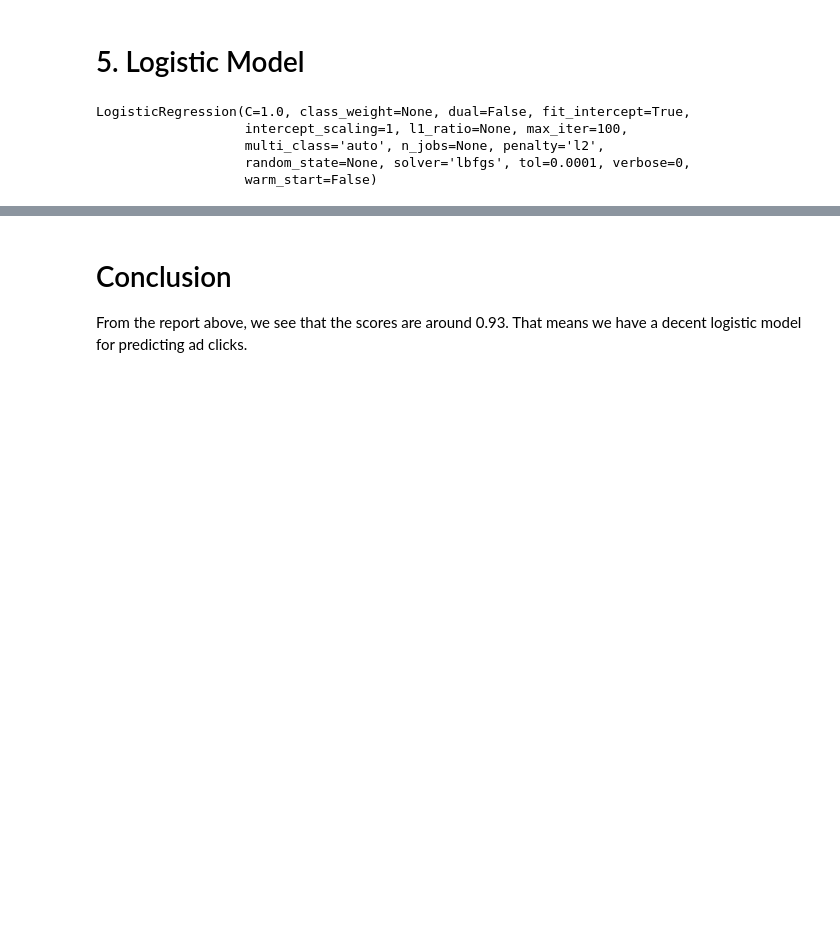
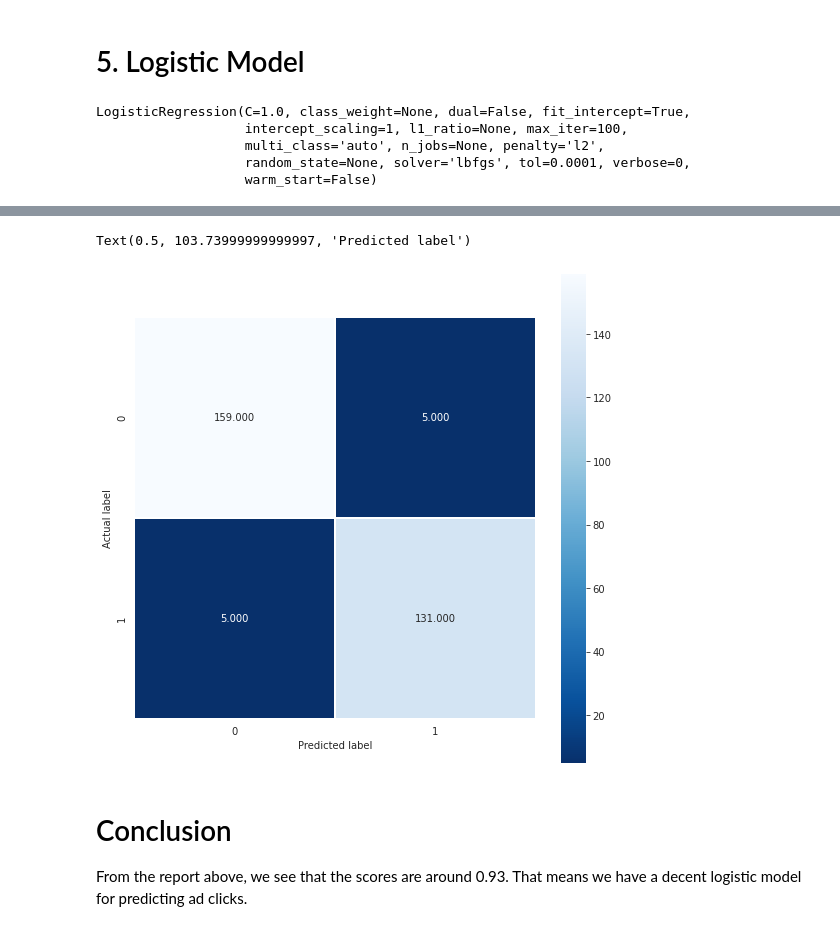
Before and after one commit to XiaonaZhou/data_analytics_2, a Jupyter notebook: Python/Unit_4/Logistic_regression_predict_ad_click.ipynb, the cells around one changed output, grey strips where cells are left out. Cells and saved outputs as stored; diff of their text form; code cells hidden in the pictures; blank space fills up the shorter version.

```diff
--- a/Python/Unit_4/Logistic_regression_predict_ad_click.ipynb
+++ b/Python/Unit_4/Logistic_regression_predict_ad_click.ipynb
@@ -179,0 +184,8 @@ df.head()
+# %%
+from sklearn.preprocessing import StandardScaler
+scaler = StandardScaler()
+scaler.fit(df.drop('Clicked on Ad', axis=1)) # standardize the dataset without the label. DO NOT standardize label
+scaled_features = scaler.transform(df.drop('Clicked on Ad',axis=1)) # column names were removed after standardize
+scaled_features
+df_feat = pd.DataFrame(scaled_features, columns=df.columns[:-1]) # add back column names
+df_feat.head()
@@ -182,7 +201,7 @@ df.head()
 # %%
 from sklearn.model_selection import train_test_split
 # %%
-x_train,x_test,y_train,y_test = train_test_split(df.drop('Clicked on Ad', axis=1), df['Clicked on Ad'], test_size=0.30, random_state=101)
+x_train,x_test,y_train,y_test = train_test_split(df_feat, df['Clicked on Ad'], test_size=0.30, random_state=0)
 # %%
 from sklearn.linear_model import  LogisticRegression
 # %%
@@ -212,3 +245,11 @@ weighted avg       0.93      0.93      0.93       300
+# %%
+plt.figure(figsize=(9,9))
+sns.heatmap(confusion_matrix(y_test, predictions), annot=True, fmt=".3f", linewidths=.5, square = True, cmap = 'Blues_r');
+plt.ylabel('Actual label');
+plt.xlabel('Predicted label')
+# %% [output]
+Text(0.5, 103.73999999999997, 'Predicted label')
+[figure, added]
 # %% [markdown]
 # Conclusion
 
```
Also changed, not shown: parts of 15 cells of this notebook.
